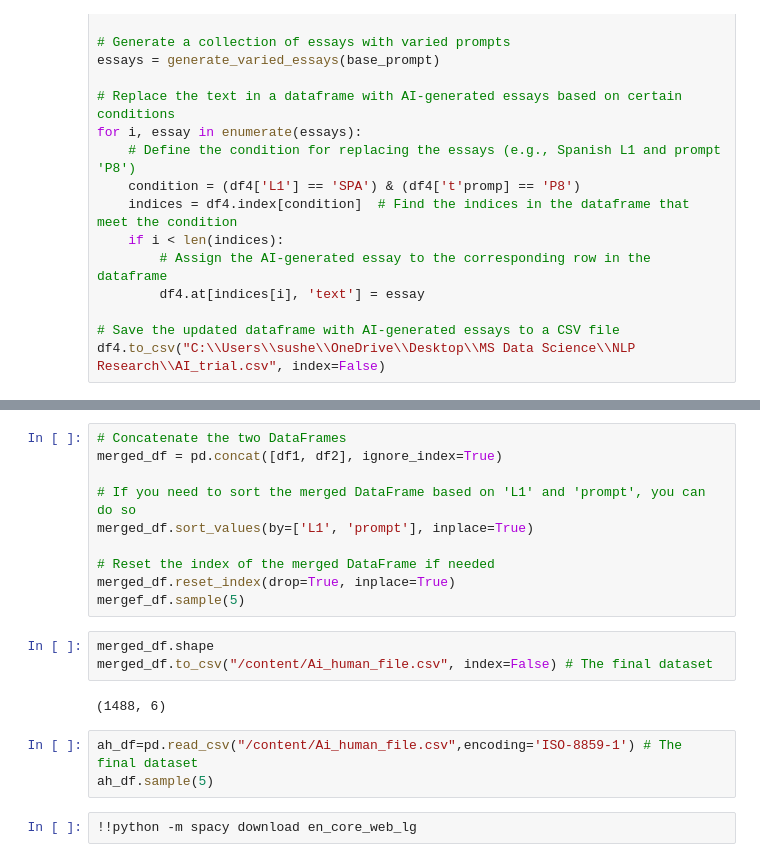
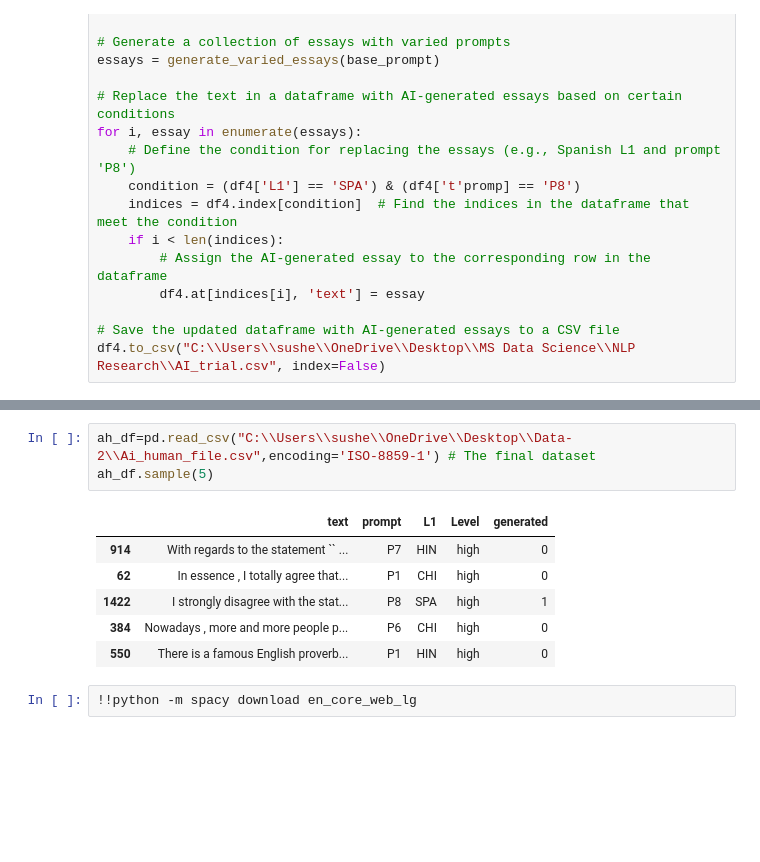
Before and after one commit to Susheel1101/DS-5780-01-Research-Paper-Cohesion-, a Jupyter notebook: srikanth_vaibhav_Cohesion_research.ipynb, the cells around one changed output, grey strips where cells are left out. Cells and saved outputs as stored; diff of their text form; blank space fills up the shorter version.

```diff
--- a/srikanth_vaibhav_Cohesion_research.ipynb
+++ b/srikanth_vaibhav_Cohesion_research.ipynb
@@ -198,21 +179,13 @@ df2.head()
-# %%
-# Concatenate the two DataFrames
-merged_df = pd.concat([df1, df2], ignore_index=True)
-
-# If you need to sort the merged DataFrame based on 'L1' and 'prompt', you can do so
-merged_df.sort_values(by=['L1', 'prompt'], inplace=True)
-
-# Reset the index of the merged DataFrame if needed
-merged_df.reset_index(drop=True, inplace=True)
-mergef_df.sample(5)
-# %%
-merged_df.shape
-merged_df.to_csv("/content/Ai_human_file.csv", index=False) # The final dataset
-# %% [output]
-(1488, 6)
 # %%
-ah_df=pd.read_csv("/content/Ai_human_file.csv",encoding='ISO-8859-1') # The final dataset
+ah_df=pd.read_csv("C:\\Users\\sushe\\OneDrive\\Desktop\\Data-2\\Ai_human_file.csv",encoding='ISO-8859-1') # The final dataset
 ah_df.sample(5)
+# %% [output]
+|  | text | prompt | L1 | Level | generated |
+| 914 | With regards to the statement `` ... | P7 | HIN | high | 0 |
+| 62 | In essence , I totally agree that... | P1 | CHI | high | 0 |
+| 1422 | I strongly disagree with the stat... | P8 | SPA | high | 1 |
+| 384 | Nowadays , more and more people p... | P6 | CHI | high | 0 |
+| 550 | There is a famous English proverb... | P1 | HIN | high | 0 |
 # %%
 !!python -m spacy download en_core_web_lg
 # %% [markdown]
```
Also changed, not shown: parts of 9 cells of this notebook.
